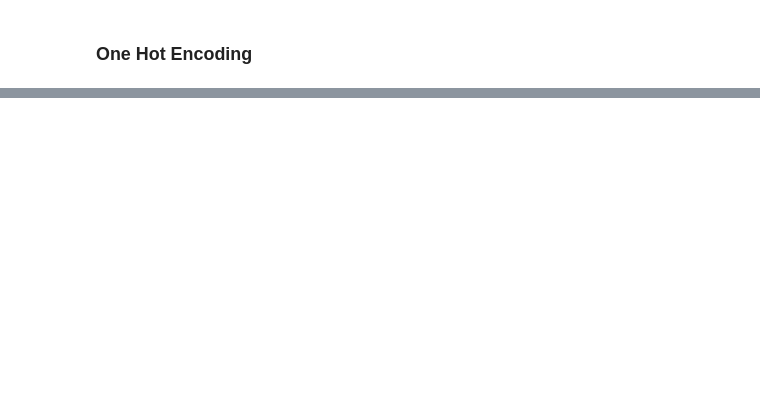
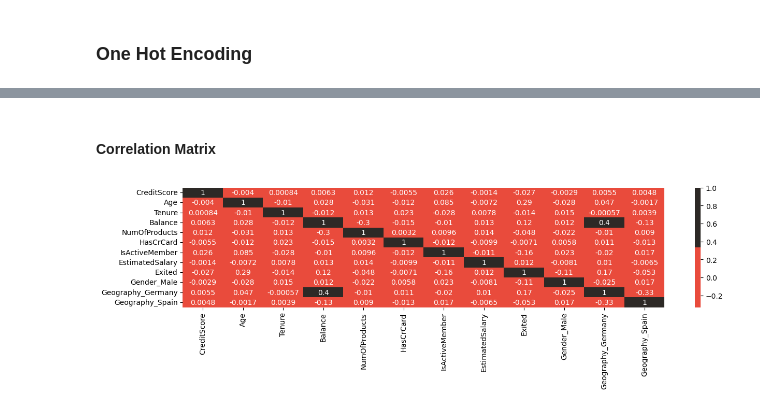
Before and after one commit to jacquesbilombe/CRM-Customer-Churn-Score, a Jupyter notebook: CustomerChurn.ipynb, the cells around one changed output, grey strips where cells are left out. Cells and saved outputs as stored; diff of their text form; code cells hidden in the pictures; blank space fills up the shorter version.

```diff
--- a/CustomerChurn.ipynb
+++ b/CustomerChurn.ipynb
@@ -213,8 +216,8 @@ df1.head()
 ### One Hot Encoding
 # %%
 # Variables to apply one hot encoding
-list = ["Gender", "Geography"]
-df1 = pd.get_dummies(df1, columns =list, drop_first = True)
+lista = ["Gender", "Geography"]
+df1 = pd.get_dummies(df1, columns =lista, drop_first = True)
 df1.tail()
 # %% [output]
 |  | CreditScore | Age | Tenure | Balance | NumOfProducts | HasCrCard | IsActiveMember | EstimatedSalary | ... |
@@ -223,3 +226,10 @@ df1.tail()
 | 9997 | 0.72 | 0.24 | 7 | 0.00 | 1 | 0 | 1 | 0.21 | ... |
 | 9998 | 0.84 | 0.32 | 3 | 0.30 | 2 | 1 | 0 | 0.46 | ... |
 | 9999 | 0.88 | 0.14 | 4 | 0.52 | 1 | 1 | 0 | 0.19 | ... |
+# %% [markdown]
+#### Correlation Matrix
+# %%
+plt.figure(figsize = (15,3))
+sns.heatmap(df1.corr(),cmap = colors,annot = True);
+# %% [output]
+[figure, added]
```
Also changed, not shown: parts of 16 cells of this notebook.
